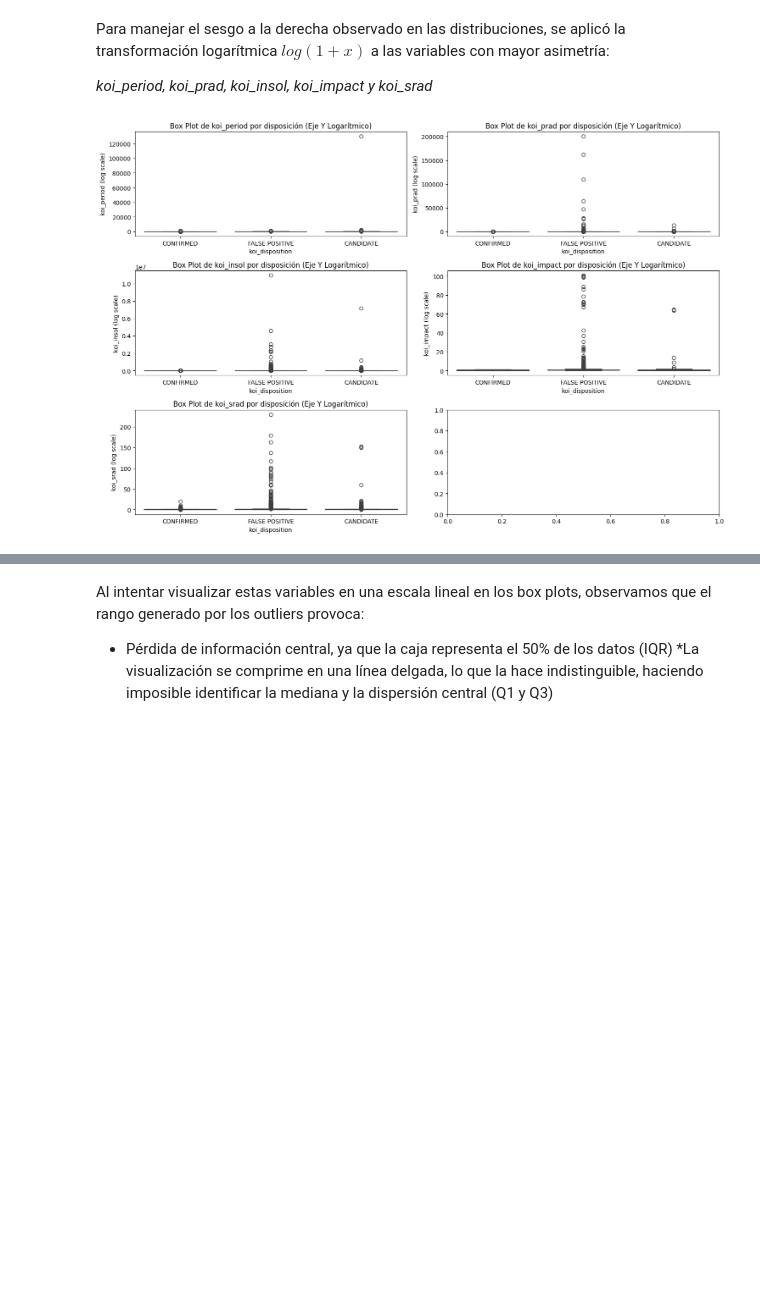
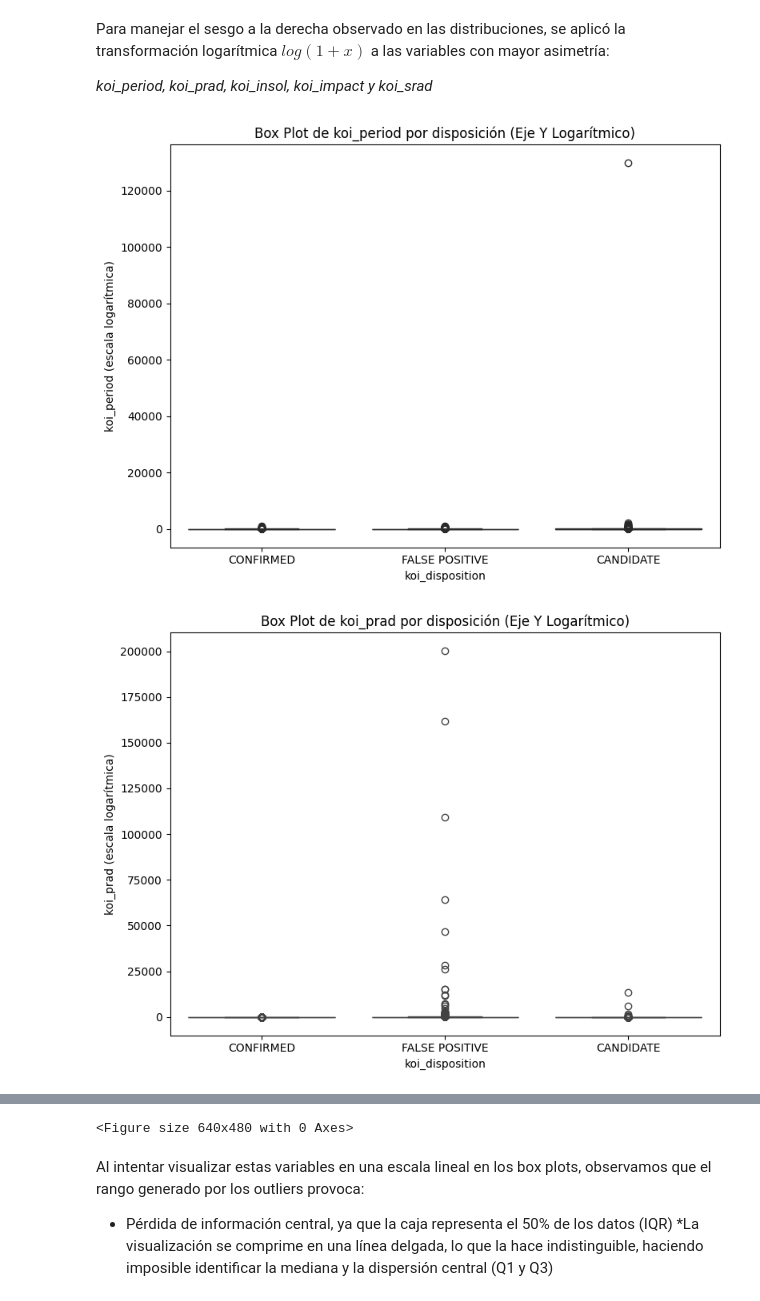
Before and after one commit to lvalencia232/KeplerExoplanet, a Jupyter notebook: kepler_exoplanet.ipynb, the cells around one changed output, grey strips where cells are left out. Cells and saved outputs as stored; diff of their text form; code cells hidden in the pictures; blank space fills up the shorter version.

```diff
--- a/kepler_exoplanet.ipynb
+++ b/kepler_exoplanet.ipynb
@@ -1206,17 +1206,20 @@ for col in top_asimetrias:
     # Usamos log(1+x) para manejar valores cercanos a cero
     df_log[f'{col}_log'] = np.log1p(df_log[col])
 # %%
+colores_fila = ['darkcyan', 'mediumvioletred', 'olivedrab', 'cornflowerblue', 'darkorange']
+
 # Visualizar la distribución antes y despues de la transformación
 fig, axes = plt.subplots(len(top_asimetrias), 2, figsize=(15, 10))
 plt.suptitle('Distribución: Original vs. Log-Transformada', y=1.02, fontsize=16)
 
 for i, col in enumerate(top_asimetrias):
+    color_base = colores_fila[i % len(colores_fila)]
     # Columna original
-    sns.histplot(df_copy2[col].dropna(), bins=50, kde=True, ax=axes[i, 0])
+    sns.histplot(df_copy2[col].dropna(), bins=50, kde=True, ax=axes[i, 0], color=color_base)
     axes[i, 0].set_title(f'Original: {col} (Asimetría: {df_copy2[col].skew():.2f})')
 
     # Columna Log-Transformada
-    sns.histplot(df_log[f'{col}_log'].dropna(), bins=50, kde=True, ax=axes[i, 1])
+    sns.histplot(df_log[f'{col}_log'].dropna(), bins=50, kde=True, ax=axes[i, 1], color=color_base)
     axes[i, 1].set_title(f'Log-Transformada: {col} (Asimetría: {df_log[f"{col}_log"].skew():.2f})')
 
 plt.tight_layout()
@@ -1228,16 +1231,20 @@ Para manejar el sesgo a la derecha observado en las distribuciones, se aplicó l
 
 *koi_period, koi_prad, koi_insol, koi_impact y koi_srad*
 # %%
-fig, axes = plt.subplots(3, 2, figsize=(15, 10))
-axes = axes.flatten()
+for i, col in enumerate(top_asimetrias):
+    color_base = colores_fila[i % len(colores_fila)]
+    plt.figure(figsize=(8, 6))
+    sns.boxplot(y=col, x='koi_disposition', data=df_copy2, color = color_base)
 
-for i, col in enumerate(top_asimetrias):
-    sns.boxplot(y=col, x='koi_disposition', data=df_copy2, ax=axes[i])
-    axes[i].set_title(f'Box Plot de {col} por disposición (Eje Y Logarítmico)')
-    axes[i].set_xlabel('koi_disposition')
-    axes[i].set_ylabel(f'{col} (log scale)')
+    plt.title(f'Box Plot de {col} por disposición (Eje Y Logarítmico)')
+    plt.xlabel('koi_disposition')
+    plt.ylabel(f'{col} (escala logarítmica)')
+
+    plt.tight_layout()
+    plt.show()
 
 plt.tight_layout()
 plt.show()
 # %% [output]
-[figure, old version]
+[figure, new version]
+[figure, added]
@@ -1244,3 +1254,4 @@ plt.show()
+<Figure size 640x480 with 0 Axes>
 # %% [markdown]
 Al intentar visualizar estas variables en una escala lineal en los box plots, observamos que el rango generado por los outliers provoca:
 * Pérdida de información central, ya que la caja representa el 50% de los datos (IQR)
```
Also changed, not shown: parts of 4 cells of this notebook.
